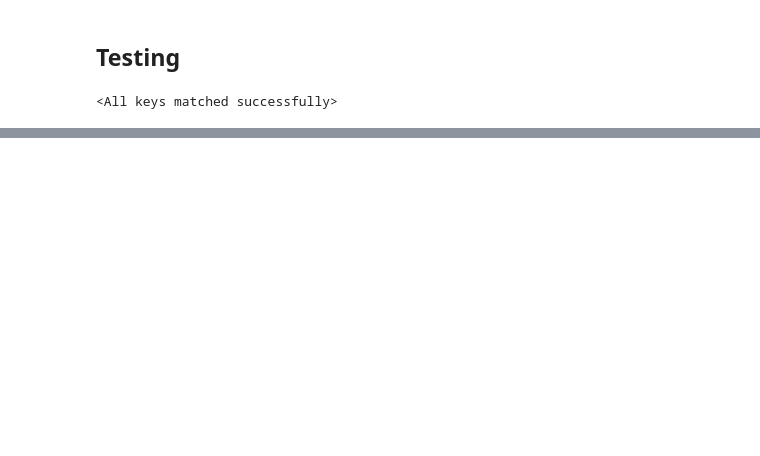
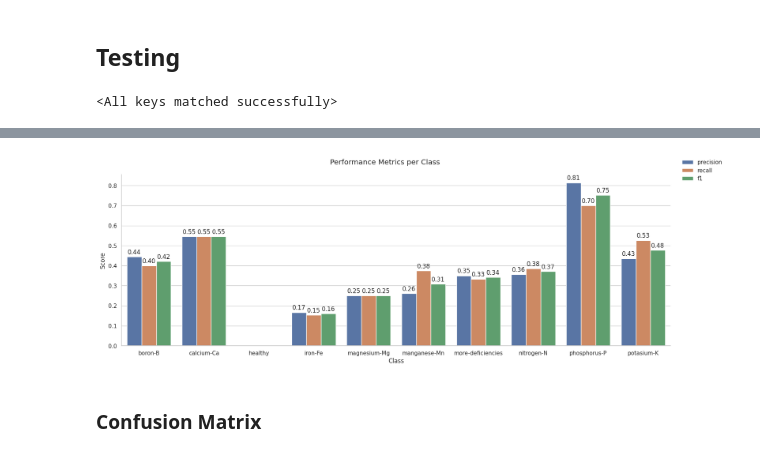
Before and after one commit to encars28/CoLeaf-CNN, a Jupyter notebook: main.ipynb, the cells around one changed output, grey strips where cells are left out. Drawn from its saved outputs; the diff is of its cells as text; code cells hidden in the pictures; blank space fills up the shorter version.

```diff
--- a/main.ipynb
+++ b/main.ipynb
@@ -253,0 +269,41 @@ plt.show()
+# %%
+df_class_metrics = df_metrics.drop('average')
+df_class_metrics = df_class_metrics.reset_index().rename(columns={'index': 'Class'})
+
+df_melted = pd.melt(
+    df_class_metrics,
+    id_vars=['Class'],
+    value_vars=['precision', 'recall', 'f1'],
+    var_name='Metric',
+    value_name='Score'
+)
+
+g = sns.catplot(
+    data=df_melted,
+    kind="bar",
+    x="Class",
+    y="Score",
+    hue="Metric",
+    aspect=2.5,
+    height=6
+)
+
+g.figure.suptitle('Performance Metrics per Class')
+sns.move_legend(g, "upper left", bbox_to_anchor=(1, 1), title=None)
+
+for ax in g.axes.flat:
+    for p in ax.patches:
+        if p.get_height() > 0:
+            ax.annotate(f'{p.get_height():.2f}',
+                    (p.get_x() + p.get_width() / 2., p.get_height()),
+                    ha='center', va='center',
+                    xytext=(0, 9),
+                    textcoords='offset points')
+
+plt.tight_layout()
+plt.savefig(os.path.join(OUTPUT_PATH, f"graphs/metrics_barchart_{MODEL_VERSION}.png"))
+plt.show()
+# %% [output]
+[figure, added]
+# %% [markdown]
+### Confusion Matrix
```
Also changed, not shown: parts of 37 cells of this notebook, 15 other files.
